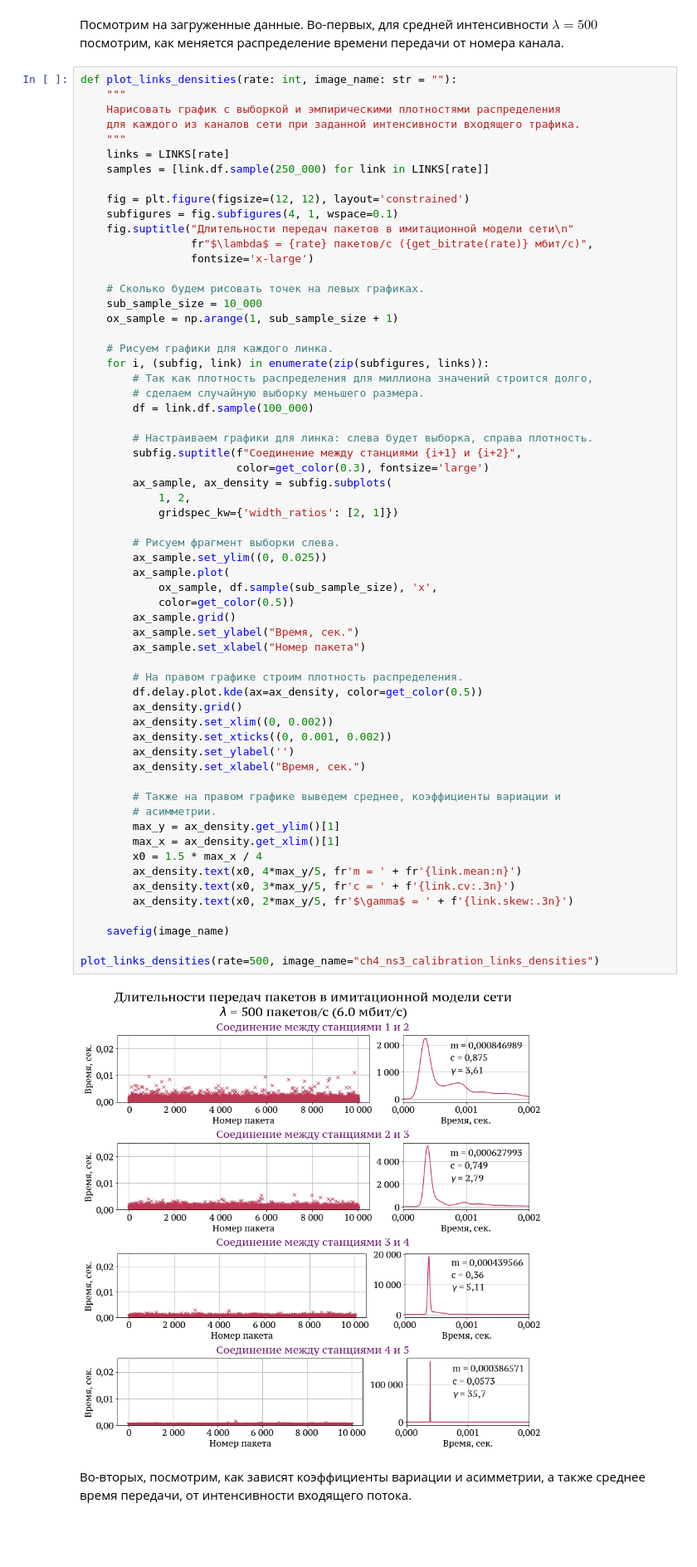
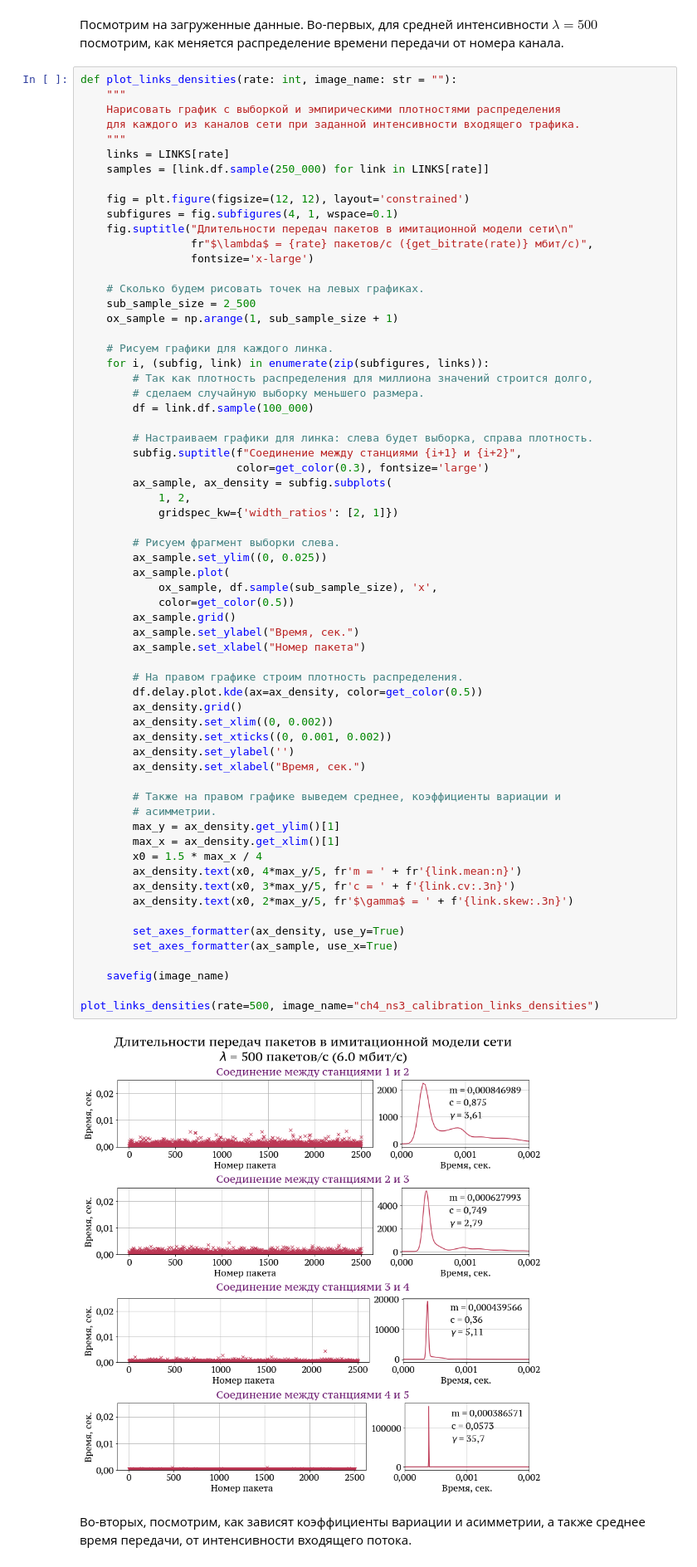
Before and after one commit to larioandr/thesis-queues, a Jupyter notebook: experiments/NsPhFit.ipynb, the cells around one changed output. Shown at 83% size. Cells and saved outputs as stored; diff of their text form; blank space fills up the shorter version.

Commit message:
Updated images

```diff
--- a/experiments/NsPhFit.ipynb
+++ b/experiments/NsPhFit.ipynb
@@ -215,7 +216,7 @@ def plot_links_densities(rate: int, image_name: str = ""):
                  fontsize='x-large')
 
     # Сколько будем рисовать точек на левых графиках.
-    sub_sample_size = 10_000
+    sub_sample_size = 2_500
     ox_sample = np.arange(1, sub_sample_size + 1)
 
     # Рисуем графики для каждого линка.
@@ -234,34 +235,37 @@ def plot_links_densities(rate: int, image_name: str = ""):
         # Рисуем фрагмент выборки слева.
         ax_sample.set_ylim((0, 0.025))
         ax_sample.plot(
             ox_sample, df.sample(sub_sample_size), 'x',
             color=get_color(0.5))
         ax_sample.grid()
         ax_sample.set_ylabel("Время, сек.")
         ax_sample.set_xlabel("Номер пакета")
 
         # На правом графике строим плотность распределения.
         df.delay.plot.kde(ax=ax_density, color=get_color(0.5))
         ax_density.grid()
         ax_density.set_xlim((0, 0.002))
         ax_density.set_xticks((0, 0.001, 0.002))
         ax_density.set_ylabel('')
         ax_density.set_xlabel("Время, сек.")
 
         # Также на правом графике выведем среднее, коэффициенты вариации и
         # асимметрии.
         max_y = ax_density.get_ylim()[1]
         max_x = ax_density.get_xlim()[1]
         x0 = 1.5 * max_x / 4
         ax_density.text(x0, 4*max_y/5, fr'm = ' + fr'{link.mean:n}')
         ax_density.text(x0, 3*max_y/5, fr'c = ' + f'{link.cv:.3n}')
         ax_density.text(x0, 2*max_y/5, fr'$\gamma$ = ' + f'{link.skew:.3n}')
 
+        set_axes_formatter(ax_density, use_y=True)
+        set_axes_formatter(ax_sample, use_x=True)
+
     savefig(image_name)
 
 plot_links_densities(rate=500, image_name="ch4_ns3_calibration_links_densities")
 # %% [output]
-[figure, old version]
+[figure, new version]
 # %% [markdown]
 Во-вторых, посмотрим, как зависят коэффициенты вариации и асимметрии, а также
 среднее время передачи, от интенсивности входящего потока.
```
Also changed, not shown: parts of 4 cells of this notebook, 33 other files.
